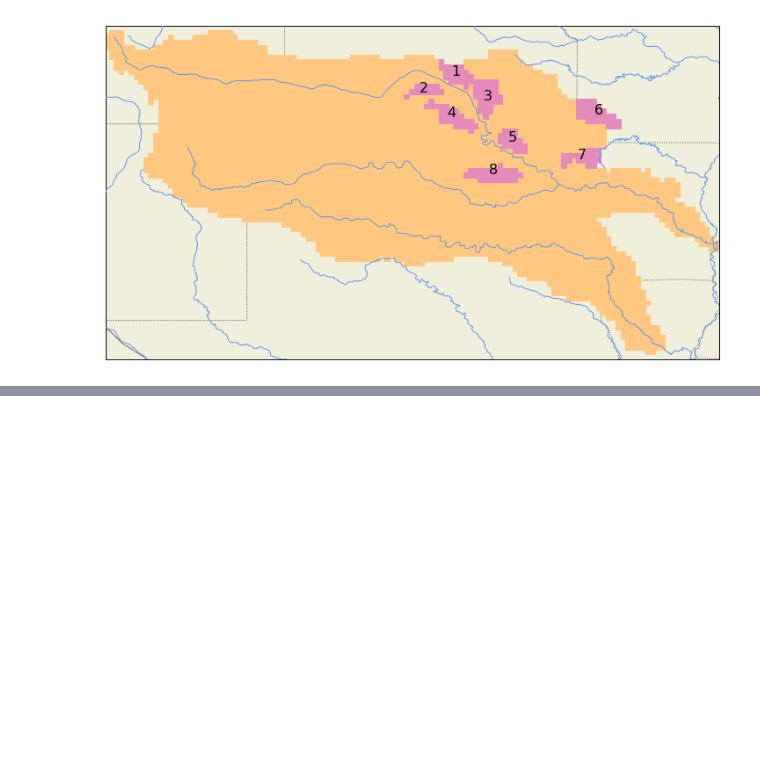
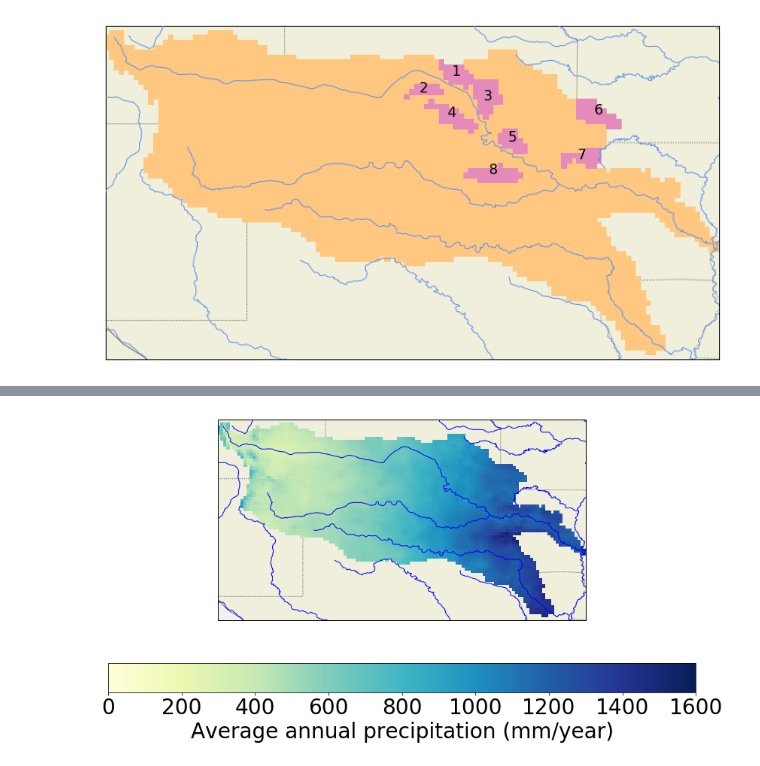
Before and after one commit to UW-Hydro/dual_DA_SMAP, a Jupyter notebook: tools/process_evaluation_data_ArkRed/plot_basin_map.ipynb, the cells around one changed output, grey strips where cells are left out. Cells and saved outputs as stored; diff of their text form; code cells hidden in the pictures; blank space fills up the shorter version.

```diff
--- a/tools/process_evaluation_data_ArkRed/plot_basin_map.ipynb
+++ b/tools/process_evaluation_data_ArkRed/plot_basin_map.ipynb
@@ -170,0 +269,51 @@ fig.savefig(os.path.join(output_dir,
+# %%
+# ===================================================== #
+# Plot subbasins on the map - with precipitation climatology
+# ===================================================== #
+fig = plt.figure(figsize=(14, 7))
+# Set projection
+ax = plt.axes(projection=ccrs.PlateCarree())
+ax.set_extent([-106.6, -91, 31, 39.5], ccrs.Geodetic())
+#gl = add_gridlines(ax, xlocs=[-95, -100, -105], ylocs=[32, 35, 38], alpha=0)
+ax.add_feature(cartopy.feature.LAND, facecolor=[0.95, 0.95, 0.95])
+ax.add_feature(cartopy.feature.OCEAN)
+ax.add_feature(cartopy.feature.COASTLINE)
+ax.add_feature(cartopy.feature.BORDERS, linestyle='-')
+ax.add_feature(cartopy.feature.LAKES, alpha=0.5)
+# Add states
+shapename = 'admin_1_states_provinces_lakes_shp'
+states_shp = shpreader.natural_earth(resolution='110m',
+                                     category='cultural', name=shapename)
+for state in shpreader.Reader(states_shp).geometries():
+    # pick a default color for the land with a black outline,
+    # this will change if the storm intersects with our track
+    facecolor=[0.9375, 0.9375, 0.859375]
+    #facecolor=[0.95, 0.95, 0.95]
+    edgecolor='grey'
+    ax.add_geometries([state], ccrs.PlateCarree(),
+                      facecolor=facecolor, edgecolor=edgecolor, linestyle=':')
+# Add rivers
+rivers = cartopy.feature.NaturalEarthFeature(
+    category='physical', name='rivers_lake_centerlines',
+    scale='10m', facecolor='none', edgecolor='blue')
+ax.add_feature(rivers, zorder=3)
+# Plot ArkRed mask with precipitation
+cs = da_prec_mean.where(da_domain==1).plot.pcolormesh(
+    'lon', 'lat', axes=ax,
+    add_colorbar=False,
+    add_labels=False,
+    cmap='YlGnBu',
+    vmin=0, vmax=1600,
+    transform=ccrs.PlateCarree(),
+    zorder=2)
+cbar = plt.colorbar(cs, orientation='horizontal')
+cbar.set_label(
+    'Average annual precipitation (mm/year)', fontsize=28)
+for t in cbar.ax.get_xticklabels():
+    t.set_fontsize(28)
+
+fig.savefig(os.path.join(output_dir,
+                         'ArkRed_map_subbasins.colorbar.png'),
+            format='png', bbox_inches='tight', pad_inches=0)
+# %% [output]
+[figure, added]
```
Also changed, not shown: parts of 14 cells of this notebook, 16 other files.
